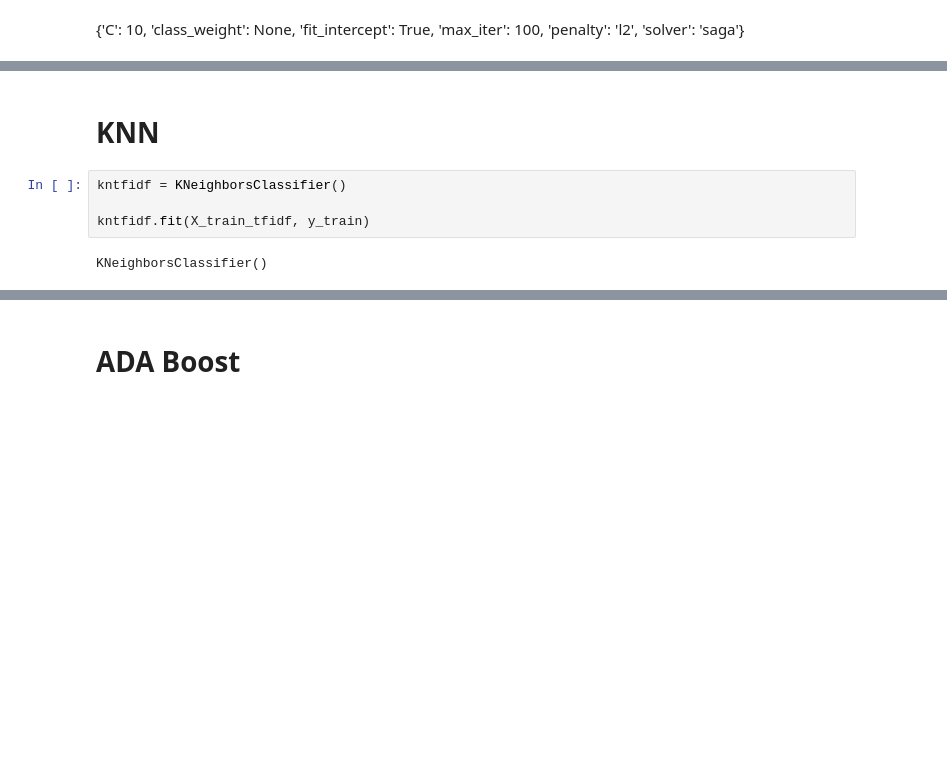
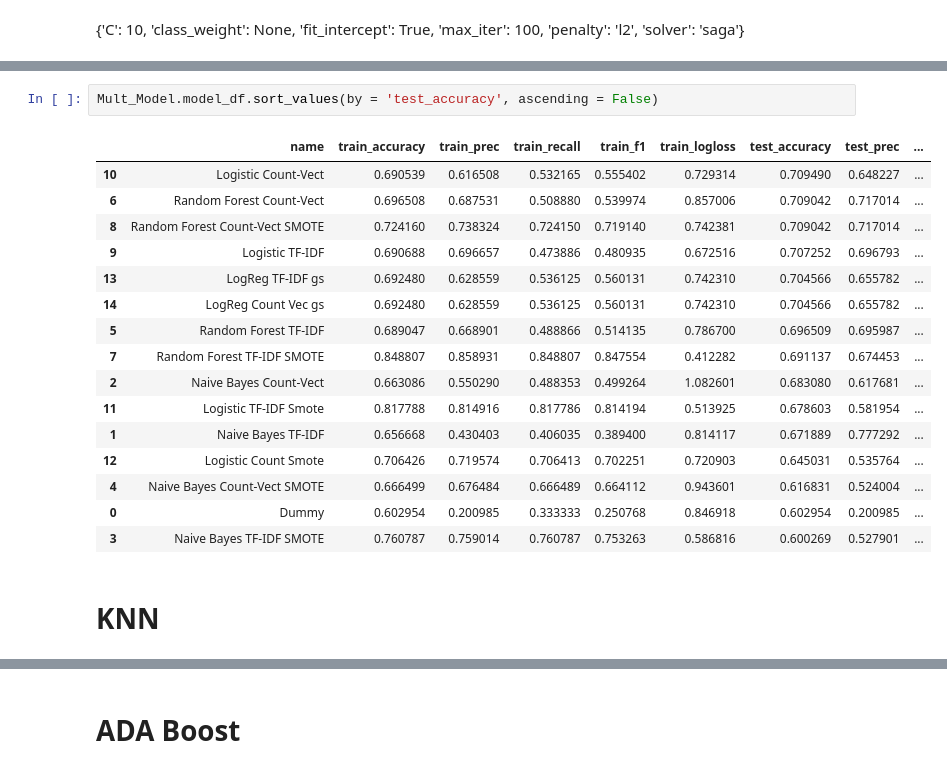
Before and after one commit to dvdhartsman/NLP-Sentiment-Analysis, a Jupyter notebook: Multiclass_analysis.ipynb, the cells around one changed output, grey strips where cells are left out. Drawn from its saved outputs; the diff is of its cells as text; blank space fills up the shorter version.

```diff
--- a/Multiclass_analysis.ipynb
+++ b/Multiclass_analysis.ipynb
@@ -521,8 +618,21 @@ LogReg_tfidgs = Mult_Model("LogReg tfid gs", lr_gs, tfidf, X_train_tfidf, X_test
+# %%
+Mult_Model.model_df.sort_values(by = 'test_accuracy', ascending = False)
+# %% [output]
+|  | name | train_accuracy | train_prec | train_recall | train_f1 | train_logloss | test_accuracy | test_prec | ... |
+| 10 | Logistic Count-Vect | 0.690539 | 0.616508 | 0.532165 | 0.555402 | 0.729314 | 0.709490 | 0.648227 | ... |
+| 6 | Random Forest Count-Vect | 0.696508 | 0.687531 | 0.508880 | 0.539974 | 0.857006 | 0.709042 | 0.717014 | ... |
+| 8 | Random Forest Count-Vect SMOTE | 0.724160 | 0.738324 | 0.724150 | 0.719140 | 0.742381 | 0.709042 | 0.717014 | ... |
+| 9 | Logistic TF-IDF | 0.690688 | 0.696657 | 0.473886 | 0.480935 | 0.672516 | 0.707252 | 0.696793 | ... |
+| 13 | LogReg TF-IDF gs | 0.692480 | 0.628559 | 0.536125 | 0.560131 | 0.742310 | 0.704566 | 0.655782 | ... |
+| 14 | LogReg Count Vec gs | 0.692480 | 0.628559 | 0.536125 | 0.560131 | 0.742310 | 0.704566 | 0.655782 | ... |
+| 5 | Random Forest TF-IDF | 0.689047 | 0.668901 | 0.488866 | 0.514135 | 0.786700 | 0.696509 | 0.695987 | ... |
+| 7 | Random Forest TF-IDF SMOTE | 0.848807 | 0.858931 | 0.848807 | 0.847554 | 0.412282 | 0.691137 | 0.674453 | ... |
+| 2 | Naive Bayes Count-Vect | 0.663086 | 0.550290 | 0.488353 | 0.499264 | 1.082601 | 0.683080 | 0.617681 | ... |
+| 11 | Logistic TF-IDF Smote | 0.817788 | 0.814916 | 0.817786 | 0.814194 | 0.513925 | 0.678603 | 0.581954 | ... |
+| 1 | Naive Bayes TF-IDF | 0.656668 | 0.430403 | 0.406035 | 0.389400 | 0.814117 | 0.671889 | 0.777292 | ... |
+| 12 | Logistic Count Smote | 0.706426 | 0.719574 | 0.706413 | 0.702251 | 0.720903 | 0.645031 | 0.535764 | ... |
+| 4 | Naive Bayes Count-Vect SMOTE | 0.666499 | 0.676484 | 0.666489 | 0.664112 | 0.943601 | 0.616831 | 0.524004 | ... |
+| 0 | Dummy | 0.602954 | 0.200985 | 0.333333 | 0.250768 | 0.846918 | 0.602954 | 0.200985 | ... |
+| 3 | Naive Bayes TF-IDF SMOTE | 0.760787 | 0.759014 | 0.760787 | 0.753263 | 0.586816 | 0.600269 | 0.527901 | ... |
 # %% [markdown]
 # KNN
-# %%
-kntfidf = KNeighborsClassifier()
-
-kntfidf.fit(X_train_tfidf, y_train)
-# %% [output]
-KNeighborsClassifier()
```
Also changed, not shown: parts of 82 cells of this notebook, 1 other file.
